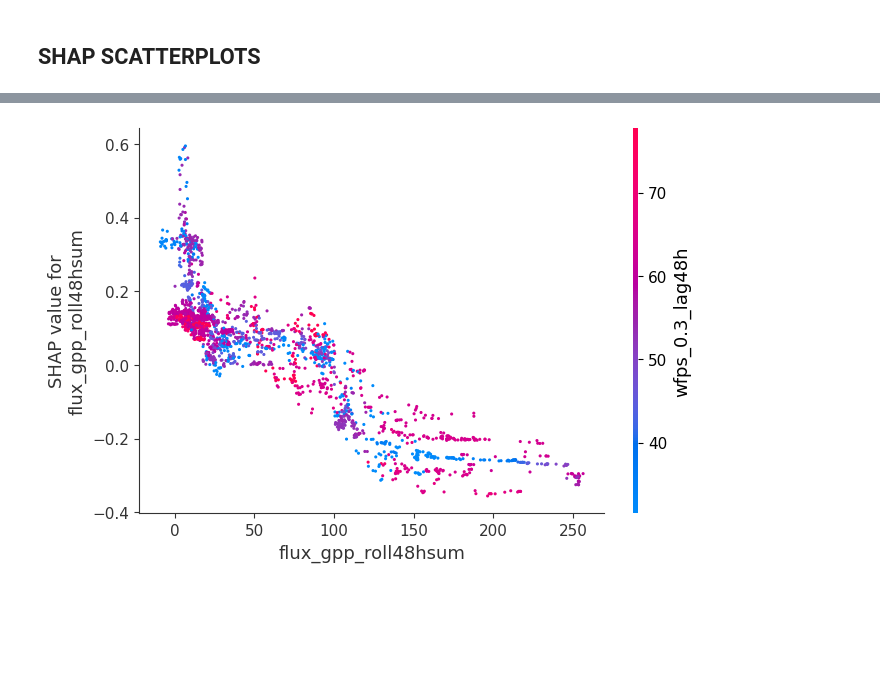
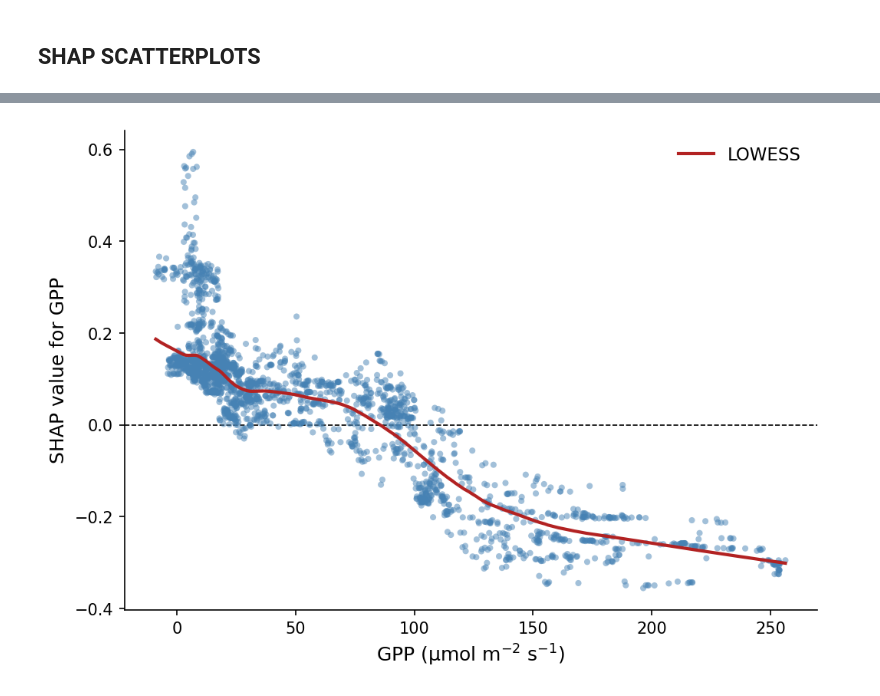
Before and after one commit to fabioturc/n2o-wheat-drivers-sources, a Jupyter notebook: notebooks/DRIVERS_10_shap_analysis.ipynb, the cells around one changed output, grey strips where cells are left out. Drawn from its saved outputs; the diff is of its cells as text; code cells hidden in the pictures; blank space fills up the shorter version.

```diff
--- a/notebooks/DRIVERS_10_shap_analysis.ipynb
+++ b/notebooks/DRIVERS_10_shap_analysis.ipynb
@@ -1010,6 +1011,42 @@ for var in X.columns:
-# %%
-# Plot GPP vs SHAP of GPP but colored by WFPS
-shap.dependence_plot('flux_gpp_roll48hsum', shap_values.values, X, interaction_index='wfps_0.3_lag48h', dot_size=5)
-plt.show()
-# %% [output]
-[figure, removed]
+# %%
+# ── Extract GPP feature and its SHAP values ───────────────────────────────────
+gpp_vals  = X['flux_gpp_roll48hsum'].values
+shap_gpp  = shap_values.values[:, X.columns.get_loc('flux_gpp_roll48hsum')]
+
+# ── LOWESS smoother ───────────────────────────────────────────────────────────
+smooth = lowess(shap_gpp, gpp_vals, frac=0.3, return_sorted=True)
+
+# ── Plot ──────────────────────────────────────────────────────────────────────
+plt.rcParams.update({
+    'font.family':       'sans-serif',
+    'font.size':         11,
+    'axes.labelsize':    12,
+    'xtick.labelsize':   10,
+    'ytick.labelsize':   10,
+    'axes.spines.top':   False,
+    'axes.spines.right': False,
+    'figure.dpi':        150,
+})
+
+fig, ax = plt.subplots(figsize=(7, 5))
+
+ax.scatter(
+    gpp_vals, shap_gpp,
+    color="steelblue", edgecolors="none",
+    alpha=0.5, s=15, zorder=2,
+)
+ax.plot(
+    smooth[:, 0], smooth[:, 1],
+    color="firebrick", lw=2, zorder=3, label="LOWESS",
+)
+ax.axhline(0, color="k", lw=0.8, linestyle="dashed", zorder=1)
+
+ax.set_xlabel(r"GPP (µmol m$^{-2}$ s$^{-1}$)")
+ax.set_ylabel("SHAP value for GPP")
+ax.legend(frameon=False, loc="upper right")
+
+plt.tight_layout()
+plt.savefig('../figures/SHAP_GPP_dependence.png', dpi=300, bbox_inches="tight")
+plt.show()
+# %% [output]
+[figure, added]
```
Also changed, not shown: parts of 11 cells of this notebook, 4 other files.
